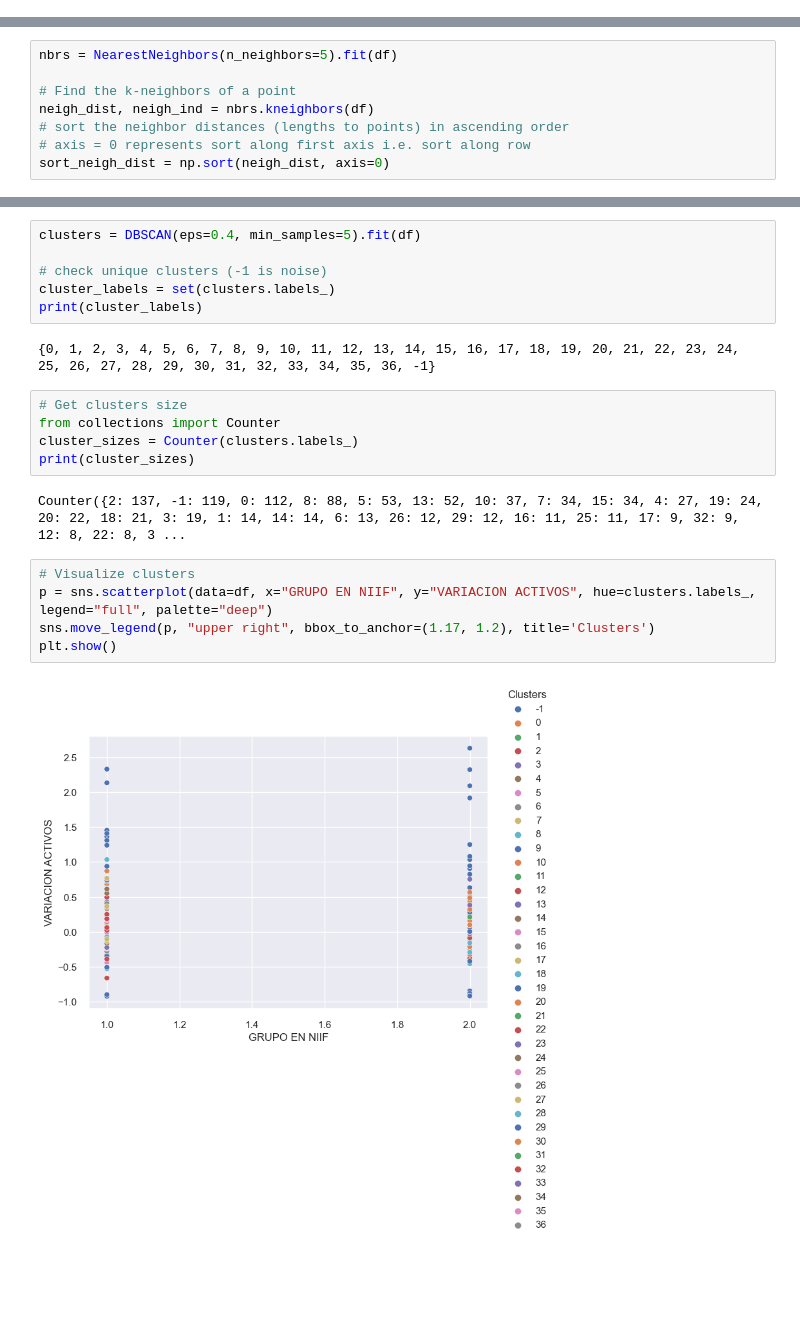
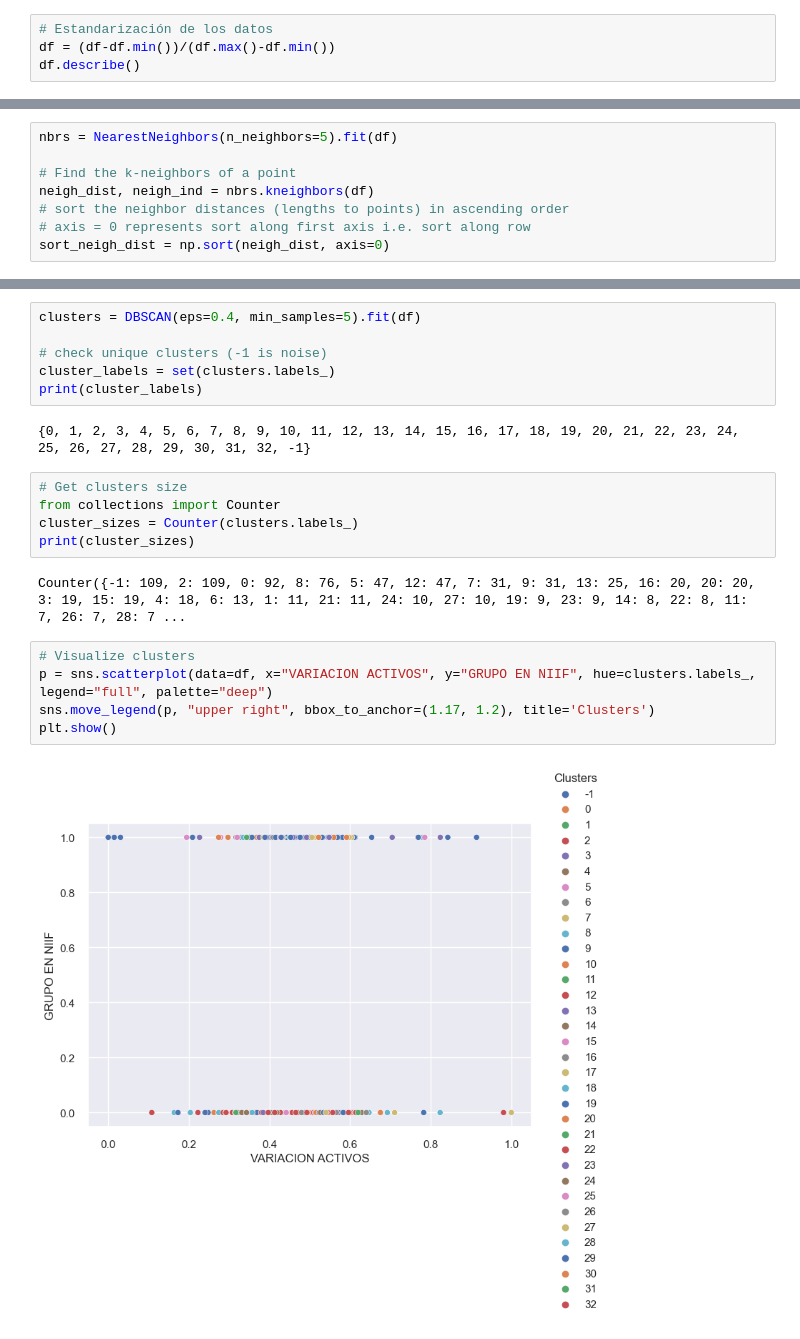
Before and after one commit to JESUSDAVIDBARRIOS/repo_labs_BI, a Jupyter notebook: lab2/DBScan.ipynb, the cells around one changed output, grey strips where cells are left out. Drawn from its saved outputs; the diff is of its cells as text; blank space fills up the shorter version.

```diff
--- a/lab2/DBScan.ipynb
+++ b/lab2/DBScan.ipynb
@@ -22,0 +23,4 @@ df.sample(5)
+# %%
+# Estandarización de los datos
+df = (df-df.min())/(df.max()-df.min())
+df.describe()
@@ -45,18 +59,18 @@ clusters = DBSCAN(eps=0.4, min_samples=5).fit(df)
 cluster_labels = set(clusters.labels_)
 print(cluster_labels)
 # %% [output]
-{0, 1, 2, 3, 4, 5, 6, 7, 8, 9, 10, 11, 12, 13, 14, 15, 16, 17, 18, 19, 20, 21, 22, 23, 24, 25, 26, 27, 28, 29, 30, 31, 32, 33, 34, 35, 36, -1}
+{0, 1, 2, 3, 4, 5, 6, 7, 8, 9, 10, 11, 12, 13, 14, 15, 16, 17, 18, 19, 20, 21, 22, 23, 24, 25, 26, 27, 28, 29, 30, 31, 32, -1}
 # %%
 # Get clusters size
 from collections import Counter
 cluster_sizes = Counter(clusters.labels_)
 print(cluster_sizes)
 # %% [output]
-Counter({2: 137, -1: 119, 0: 112, 8: 88, 5: 53, 13: 52, 10: 37, 7: 34, 15: 34, 4: 27, 19: 24, 20: 22, 18: 21, 3: 19, 1: 14, 14: 14, 6: 13, 26: 12, 29: 12, 16: 11, 25: 11, 17: 9, 32: 9, 12: 8, 22: 8, 3 ...
+Counter({-1: 109, 2: 109, 0: 92, 8: 76, 5: 47, 12: 47, 7: 31, 9: 31, 13: 25, 16: 20, 20: 20, 3: 19, 15: 19, 4: 18, 6: 13, 1: 11, 21: 11, 24: 10, 27: 10, 19: 9, 23: 9, 14: 8, 22: 8, 11: 7, 26: 7, 28: 7 ...
 # %%
 # Visualize clusters
-p = sns.scatterplot(data=df, x="GRUPO EN NIIF", y="VARIACION ACTIVOS", hue=clusters.labels_, legend="full", palette="deep")
+p = sns.scatterplot(data=df, x="VARIACION ACTIVOS", y="GRUPO EN NIIF", hue=clusters.labels_, legend="full", palette="deep")
 sns.move_legend(p, "upper right", bbox_to_anchor=(1.17, 1.2), title='Clusters')
 plt.show()
 # %% [output]
-[figure, old version]
+[figure, new version]
```
Also changed, not shown: parts of 4 cells of this notebook, 2 other files.
